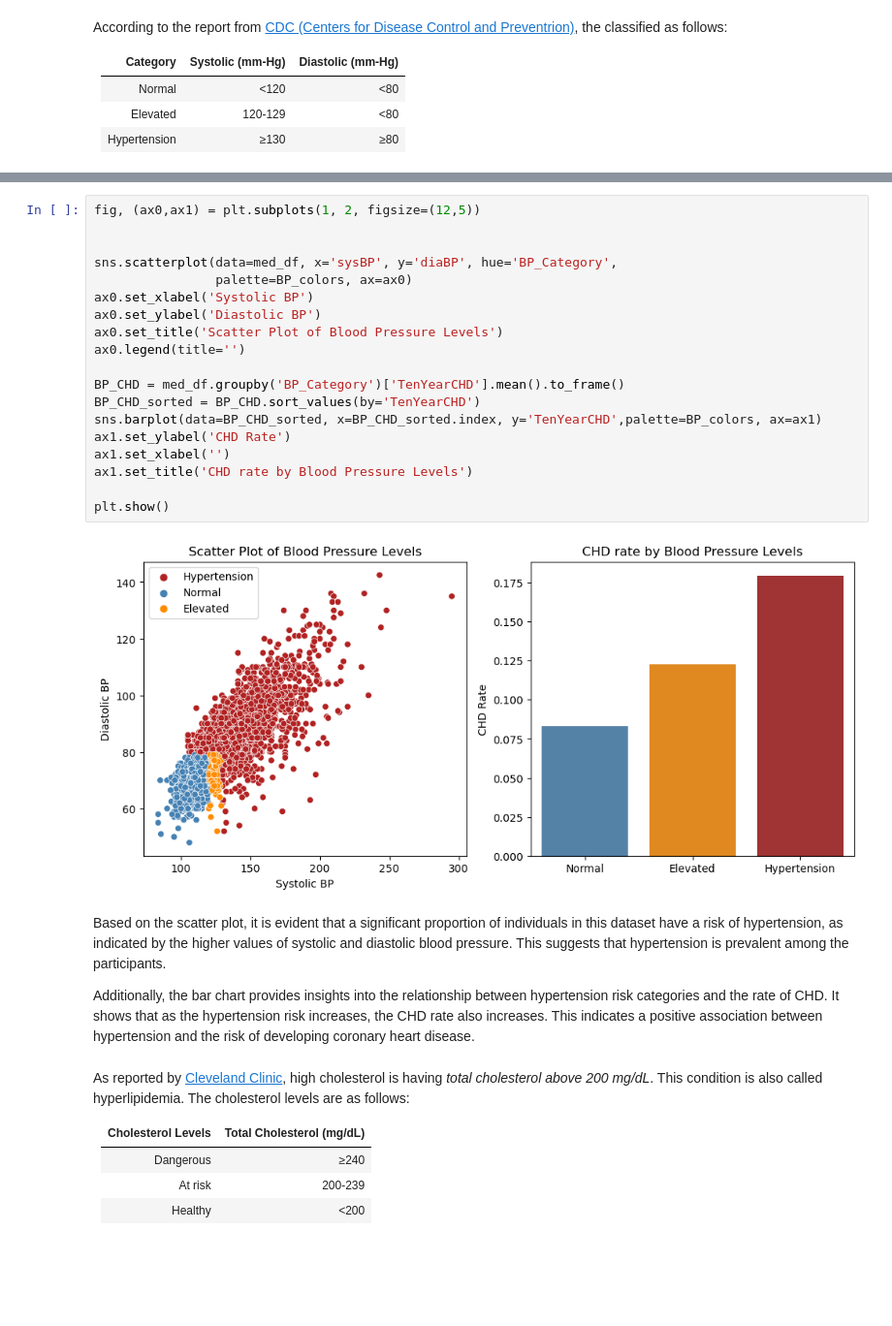
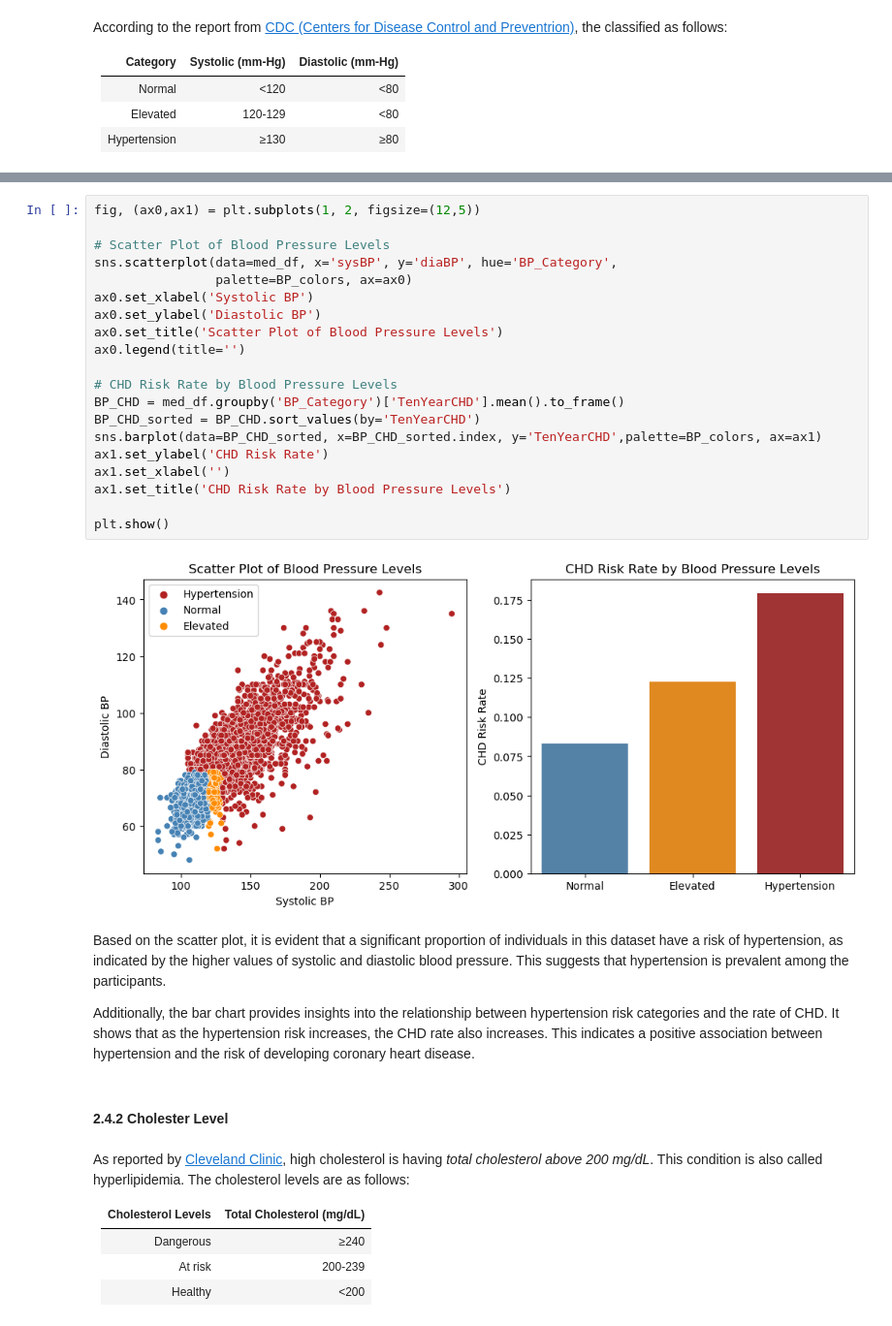
Before and after one commit to puc26/kaggleNotebook, a Jupyter notebook: cardiovascular_risk.ipynb, the cells around one changed output, grey strips where cells are left out. Shown at 97% size. Drawn from its saved outputs; the diff is of its cells as text; blank space fills up the shorter version.

```diff
--- a/cardiovascular_risk.ipynb
+++ b/cardiovascular_risk.ipynb
@@ -348,28 +480,31 @@ plt.show()
 # %%
 fig, (ax0,ax1) = plt.subplots(1, 2, figsize=(12,5))
 
-
+# Scatter Plot of Blood Pressure Levels
 sns.scatterplot(data=med_df, x='sysBP', y='diaBP', hue='BP_Category',
                 palette=BP_colors, ax=ax0)
 ax0.set_xlabel('Systolic BP')
 ax0.set_ylabel('Diastolic BP')
 ax0.set_title('Scatter Plot of Blood Pressure Levels')
 ax0.legend(title='')
 
+# CHD Risk Rate by Blood Pressure Levels
 BP_CHD = med_df.groupby('BP_Category')['TenYearCHD'].mean().to_frame()
 BP_CHD_sorted = BP_CHD.sort_values(by='TenYearCHD')
 sns.barplot(data=BP_CHD_sorted, x=BP_CHD_sorted.index, y='TenYearCHD',palette=BP_colors, ax=ax1)
-ax1.set_ylabel('CHD Rate')
+ax1.set_ylabel('CHD Risk Rate')
 ax1.set_xlabel('')
-ax1.set_title('CHD rate by Blood Pressure Levels')
+ax1.set_title('CHD Risk Rate by Blood Pressure Levels')
 
 plt.show()
 # %% [output]
-[figure, old version]
+[figure, new version]
 # %% [markdown]
 Based on the scatter plot, it is evident that a significant proportion of individuals in this dataset have a risk of hypertension, as indicated by the higher values of systolic and diastolic blood pressure. This suggests that hypertension is prevalent among the participants.
 
 Additionally, the bar chart provides insights into the relationship between hypertension risk categories and the rate of CHD. It shows that as the hypertension risk increases, the CHD rate also increases. This indicates a positive association between hypertension and the risk of developing coronary heart disease.
+# %% [markdown]
+#### 2.4.2 Cholester Level
 # %% [markdown]
 As reported by [Cleveland Clinic](https://my.clevelandclinic.org/health/articles/11920-cholesterol-numbers-what-do-they-mean), high cholesterol is having _*total cholesterol above 200 mg/dL*_. This condition is also called hyperlipidemia. The cholesterol levels are as follows:
 
```
Also changed, not shown: parts of 144 cells of this notebook.
